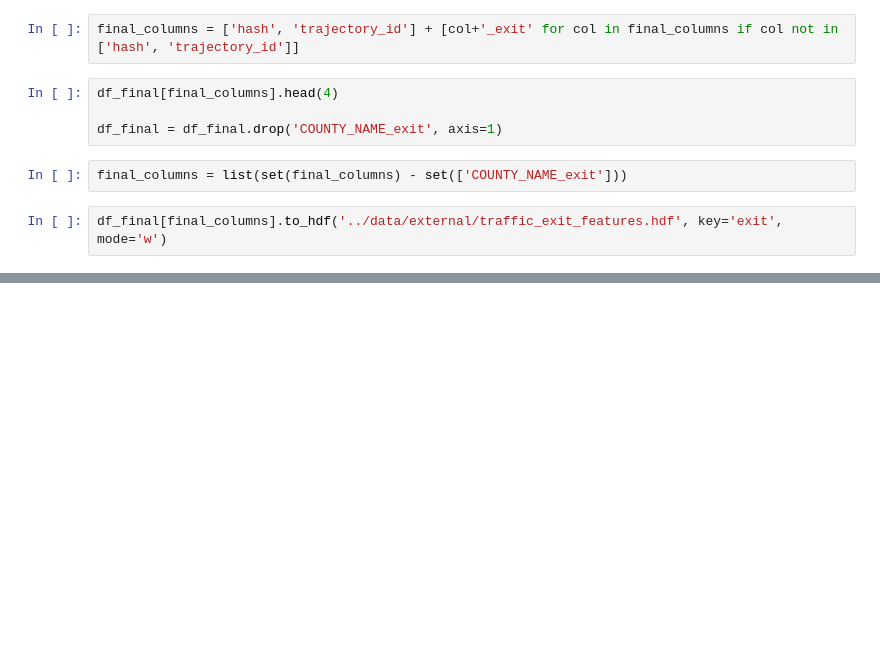
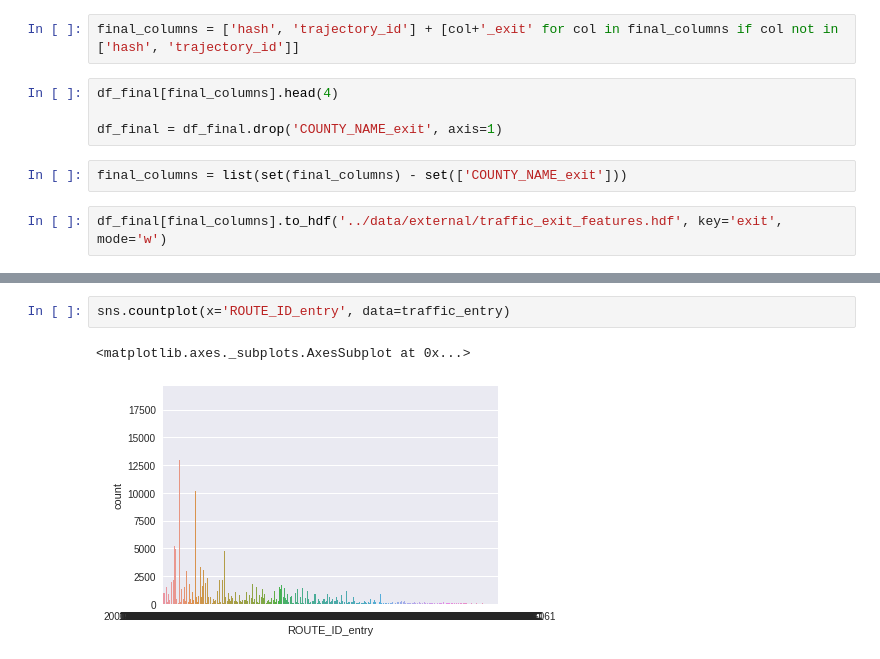
Before and after one commit to jcezarms/ey-nextwave-competition, a Jupyter notebook: notebooks/victor-exploring-external-data.ipynb, the cells around one changed output, grey strips where cells are left out. Drawn from its saved outputs; the diff is of its cells as text; blank space fills up the shorter version.

```diff
--- a/notebooks/victor-exploring-external-data.ipynb
+++ b/notebooks/victor-exploring-external-data.ipynb
@@ -204,0 +268,5 @@ df_final[final_columns].to_hdf('../data/external/traffic_exit_features.hdf', key
+# %%
+sns.countplot(x='ROUTE_ID_entry', data=traffic_entry)
+# %% [output]
+<matplotlib.axes._subplots.AxesSubplot at 0x...>
+[figure, added]
```
Also changed, not shown: parts of 9 cells of this notebook, 1 other file.
